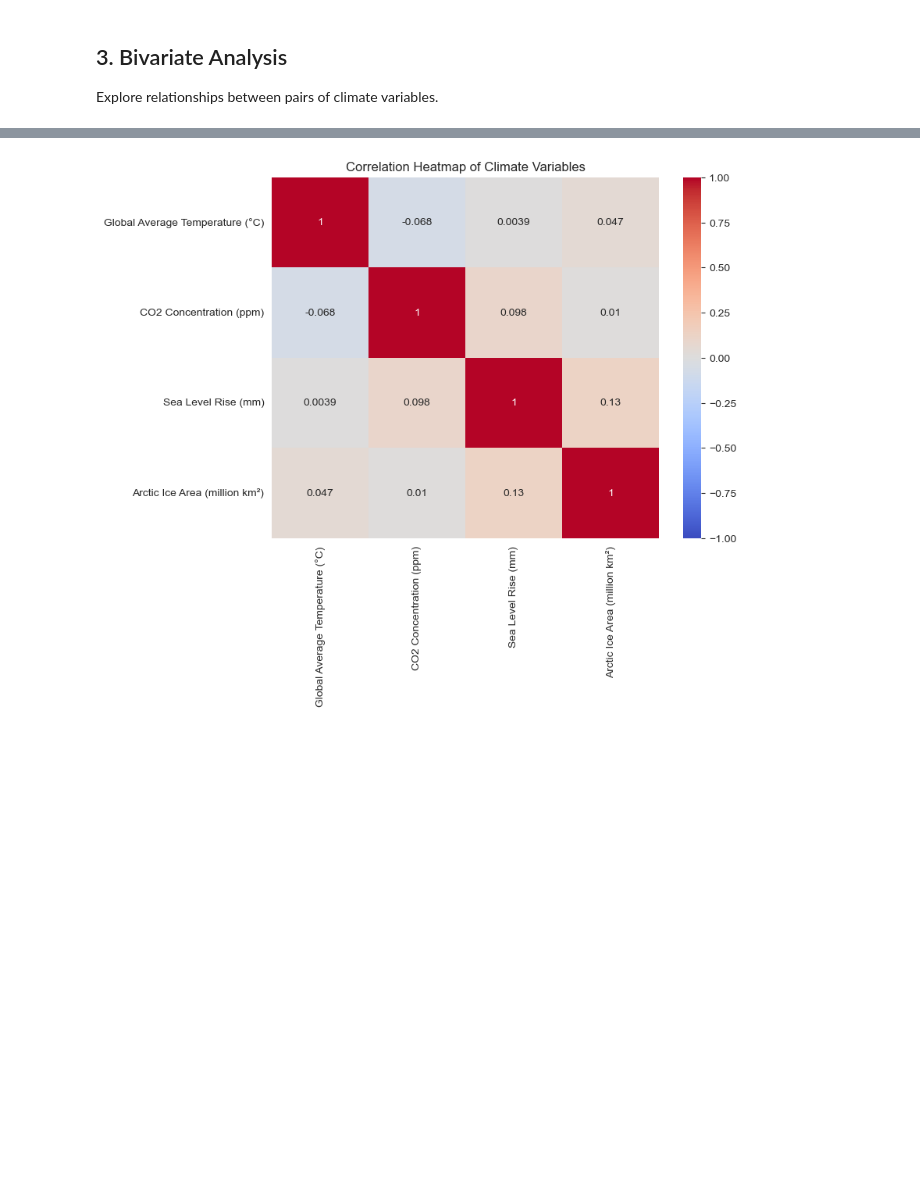
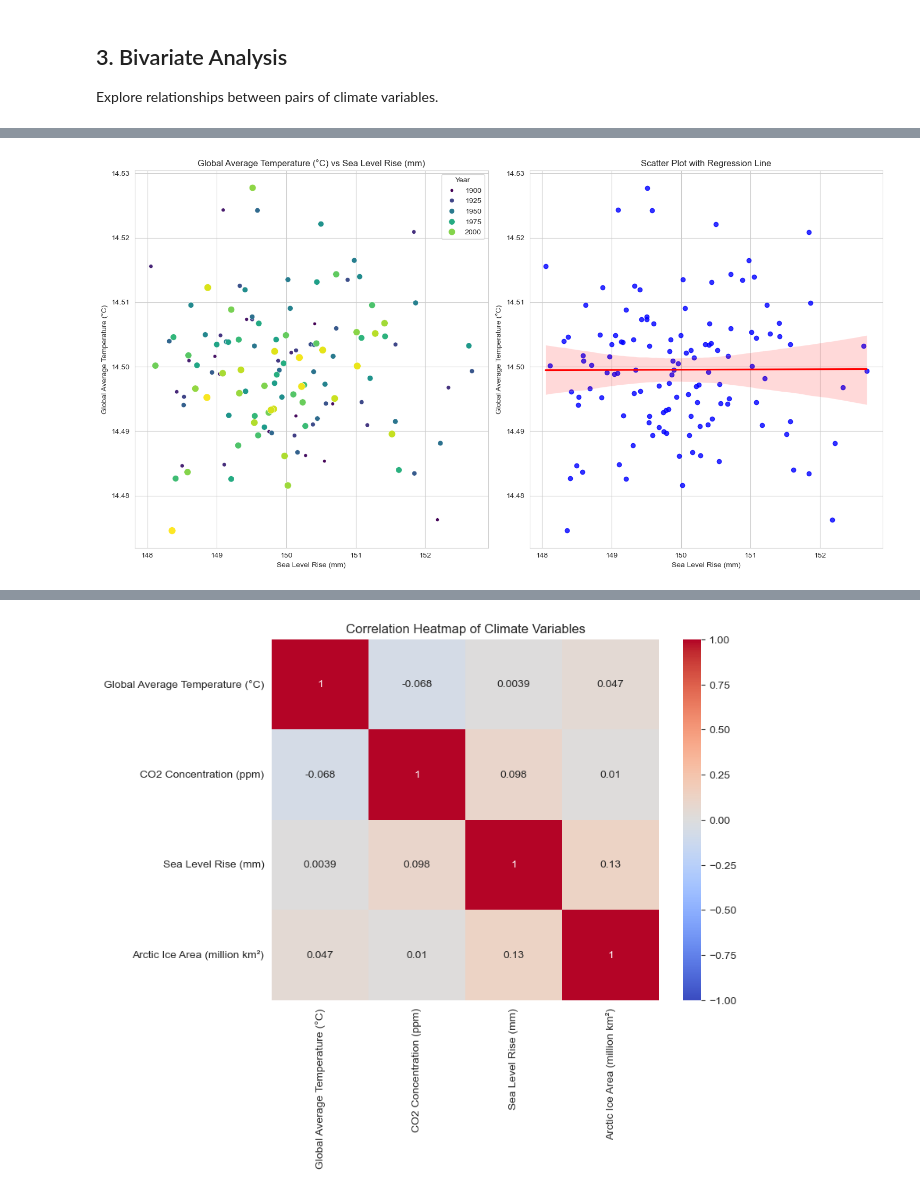
Before and after one commit to Omdena-NIC-Nepal/complete-eda-curious-coders, a Jupyter notebook: climate_eda.ipynb, the cells around one changed output, grey strips where cells are left out. Cells and saved outputs as stored; diff of their text form; code cells hidden in the pictures; blank space fills up the shorter version.

```diff
--- a/climate_eda.ipynb
+++ b/climate_eda.ipynb
@@ -280,0 +279,5 @@ plt.show()
+# %%
+# Scatter plot: Temperature vs Arctic Ice Area
+scatter_regplot(yearly_data, sea_level_rise, avg_temperature)
+# %% [output]
+[figure, added]
```
Also changed, not shown: parts of 21 cells of this notebook, 2 other files.
